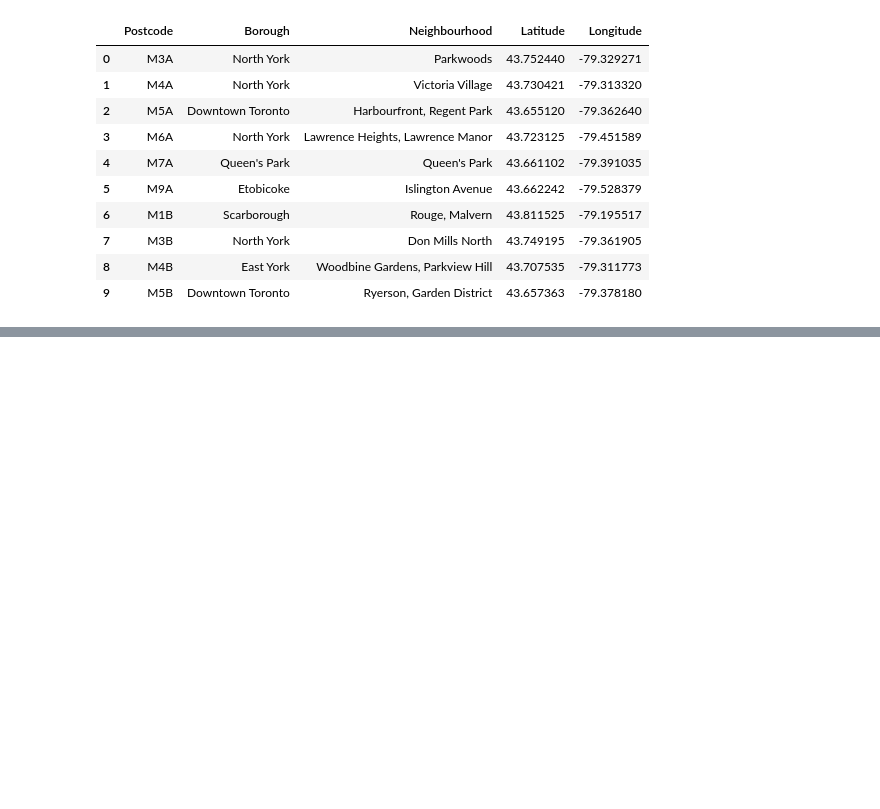
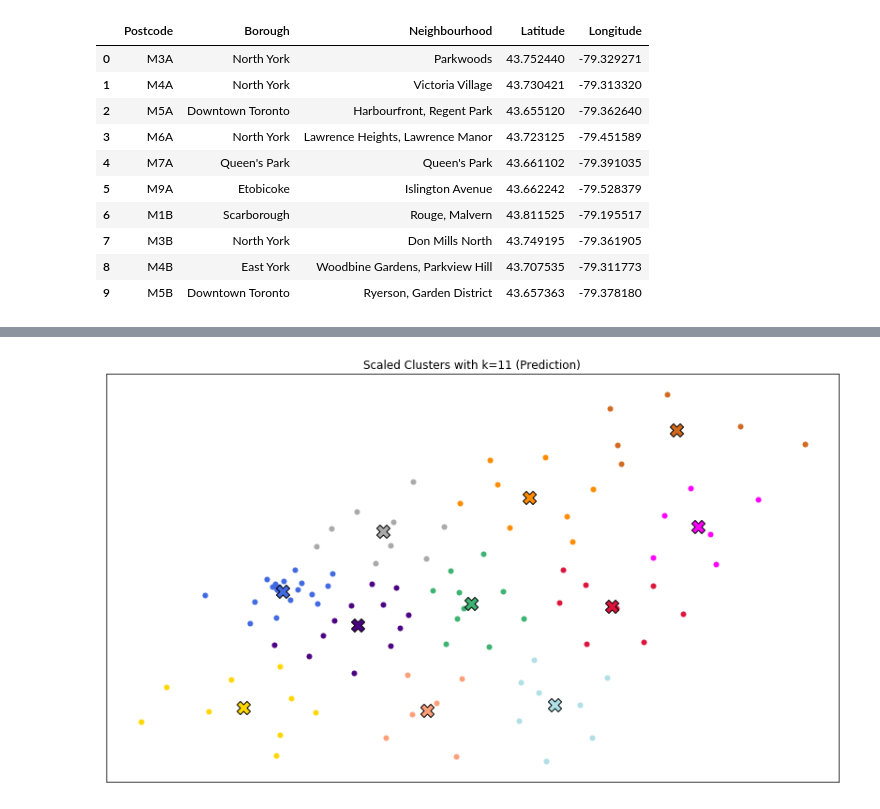
Before and after one commit to Astayonix/TorontoNeighborhoods, a Jupyter notebook: Toronto Neighborhood Exploration.ipynb, the cells around one changed output, grey strips where cells are left out. Cells and saved outputs as stored; diff of their text form; code cells hidden in the pictures; blank space fills up the shorter version.

```diff
--- a/Toronto Neighborhood Exploration.ipynb
+++ b/Toronto Neighborhood Exploration.ipynb
@@ -161,0 +234,18 @@ toronto_df.head(10)
+# %%
+# Visualizing what the unsupervized clusters look like
+fig = plt.figure(figsize=(14, 8))
+
+ax = fig.add_subplot(1, 1, 1)
+
+for k, col in zip(range(len(k_means.cluster_centers_)), colors):
+    my_members = (k_means.labels_ == k)
+    cluster_center = k_means.cluster_centers_[k]
+    ax.scatter(X[my_members, 0], X[my_members, 1], c=colors[k], marker='.', s=100)
+    ax.scatter(cluster_center[0], cluster_center[1], c=colors[k], marker='X', edgecolor='k', s=200)
+
+ax.set_title('Scaled Clusters with k=11 (Prediction)')
+ax.set_xticks(())
+ax.set_yticks(())
+plt.show()
+# %% [output]
+[figure, added]
```
Also changed, not shown: parts of 12 cells of this notebook.
